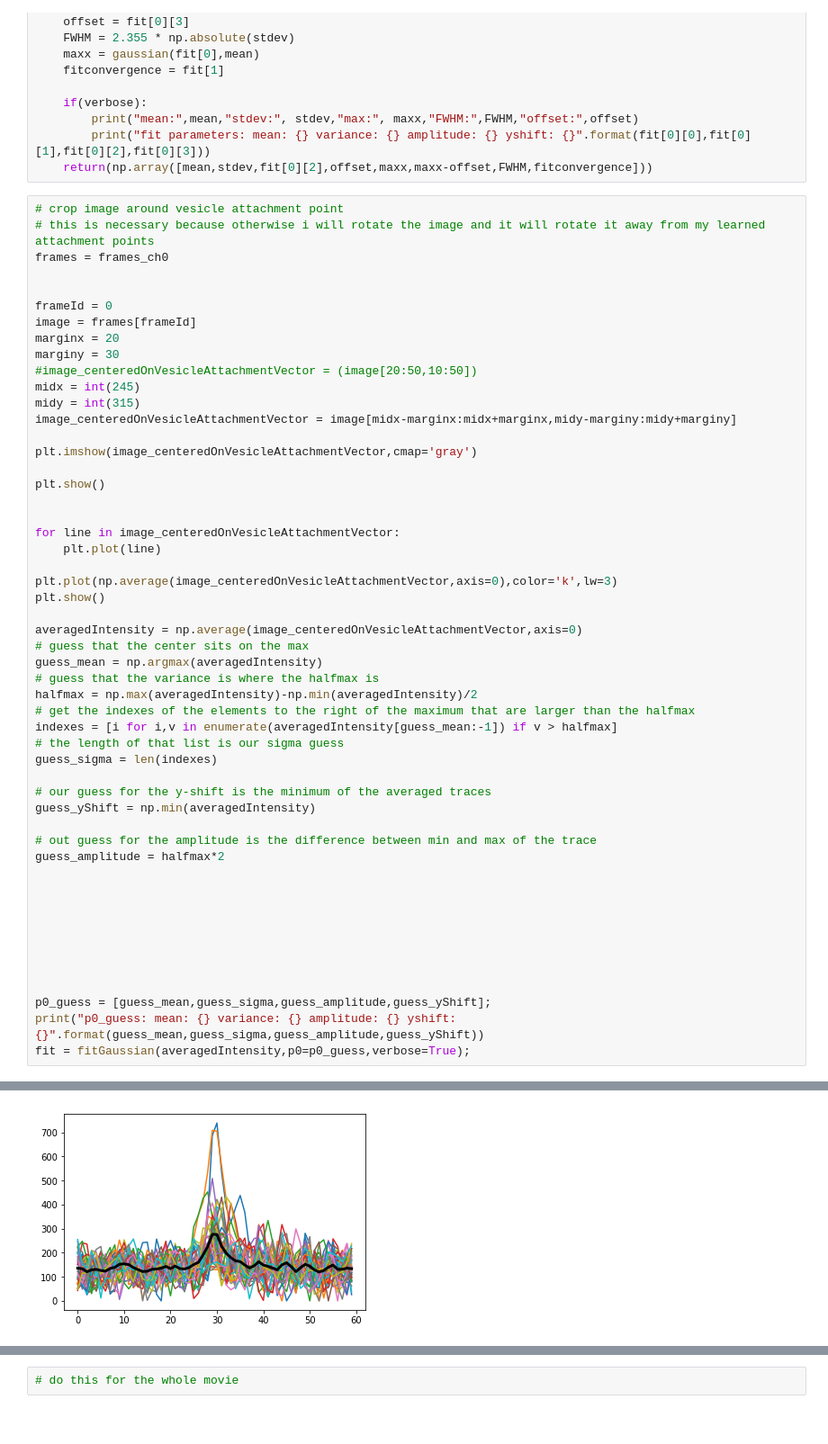
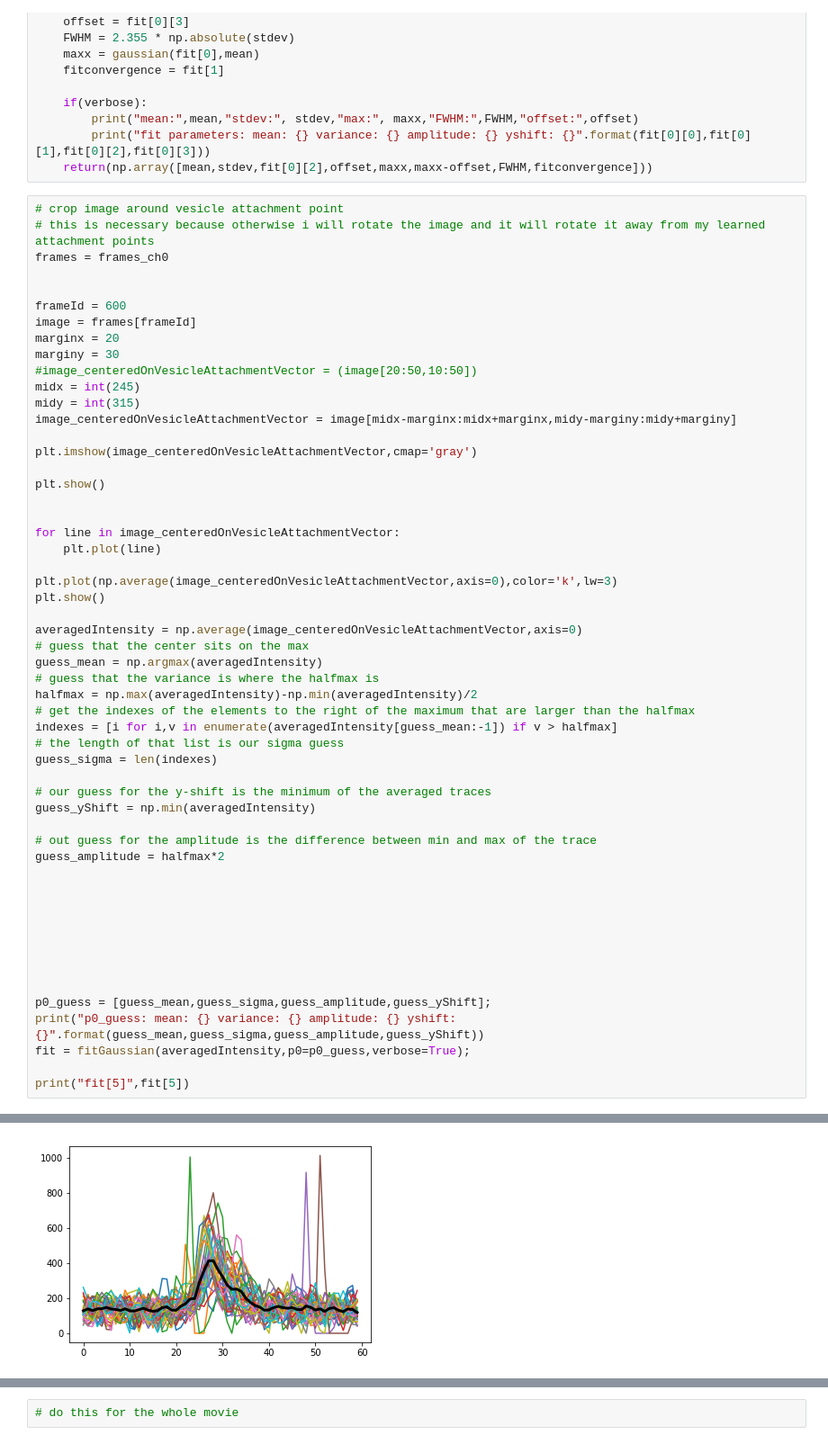
Before and after one commit to JohSchoeneberg/Confleezers, a Jupyter notebook: confleezers_data_analysis/tube__6_calibrateRadius.ipynb, the cells around one changed output, grey strips where cells are left out. Shown: that part at 90% size. Saved outputs shown, nothing was run; the diff lists cells and outputs as text.

```diff
--- a/confleezers_data_analysis/tube__6_calibrateRadius.ipynb
+++ b/confleezers_data_analysis/tube__6_calibrateRadius.ipynb
@@ -110,7 +110,7 @@ def fitGaussian(data,p0=[9,3,150,20],verbose=False):
 frames = frames_ch0
 
 
-frameId = 0
+frameId = 600
 image = frames[frameId]
 marginx = 20
 marginy = 30
@@ -156,4 +156,6 @@ guess_amplitude = halfmax*2
 p0_guess = [guess_mean,guess_sigma,guess_amplitude,guess_yShift];
 print("p0_guess: mean: {} variance: {} amplitude: {} yshift: {}".format(guess_mean,guess_sigma,guess_amplitude,guess_yShift))
 fit = fitGaussian(averagedIntensity,p0=p0_guess,verbose=True);
+
+print("fit[5]",fit[5])
 # %% [output]
@@ -161 +163 @@ fit = fitGaussian(averagedIntensity,p0=p0_guess,verbose=True);
-[figure, old version]
+[figure, new version]
```
Also changed, not shown: parts of 1 cell of this notebook, 2 other files.
